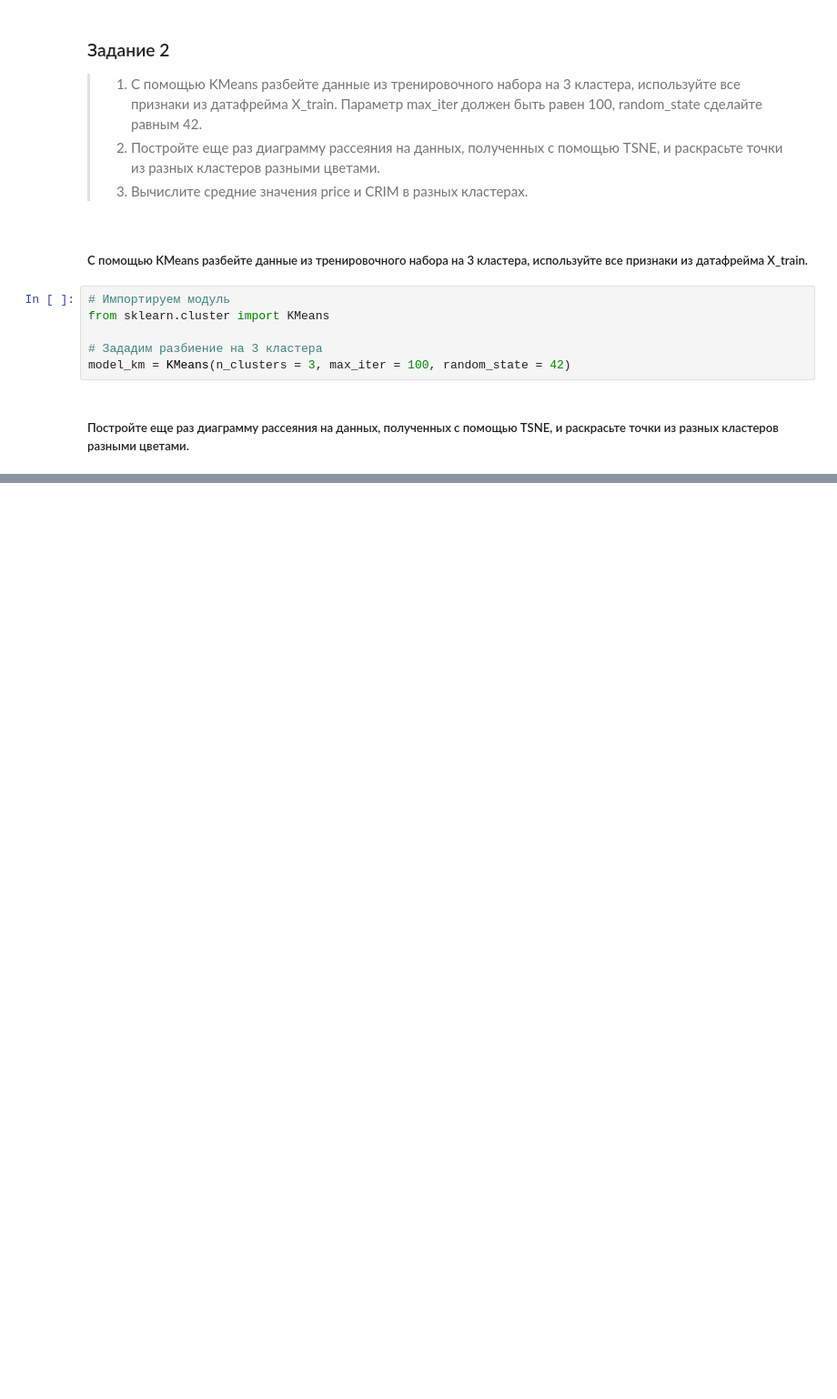
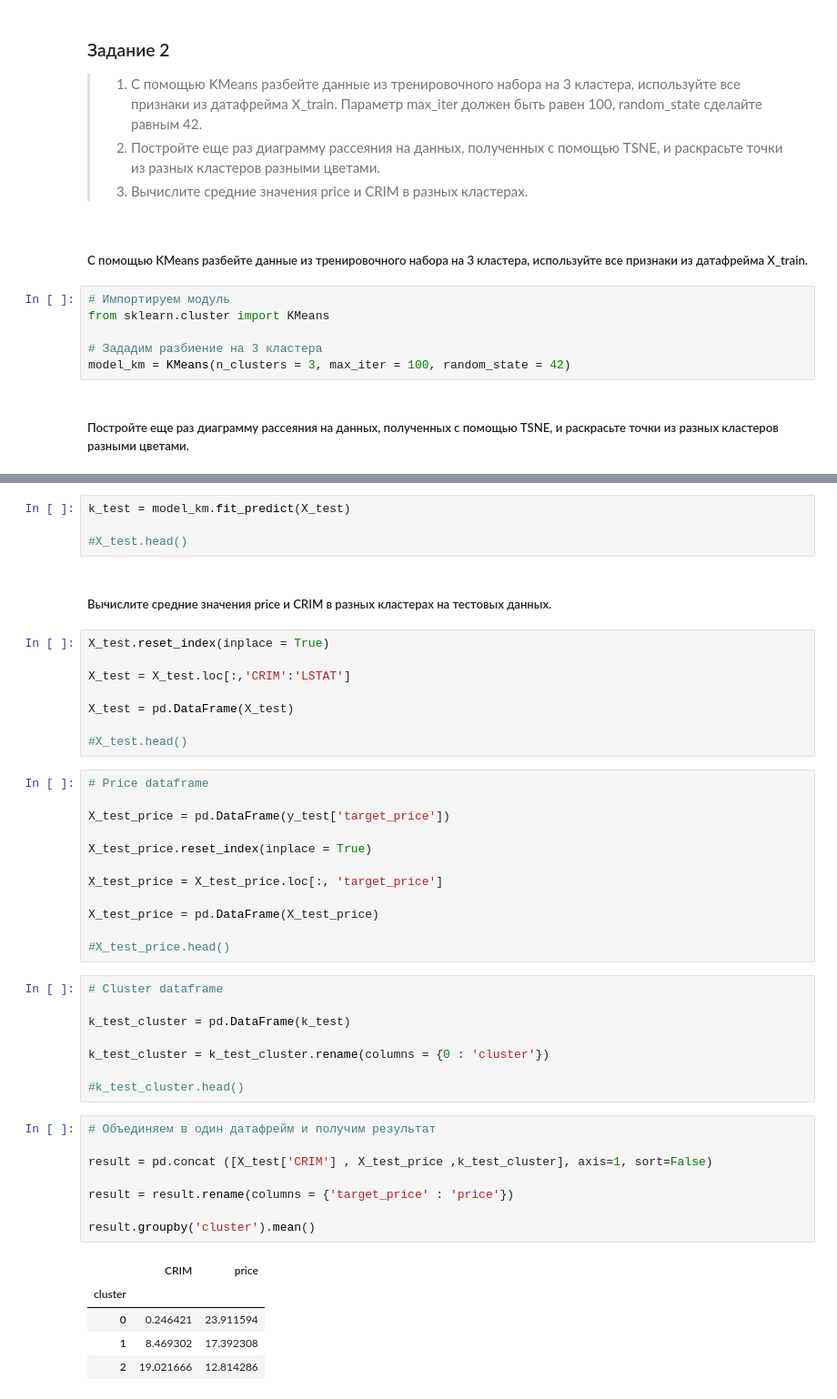
Before and after one commit to LuckyDima/Geekbrains_DB_0607, a Jupyter notebook: Data Science/Lesson8/Lesson8.ipynb, the cells around one changed output, grey strips where cells are left out. Shown: that part at 91% size. Cells and saved outputs as stored; diff of their text form; blank space fills up the shorter version.

```diff
--- a/Data Science/Lesson8/Lesson8.ipynb
+++ b/Data Science/Lesson8/Lesson8.ipynb
@@ -159,0 +139,48 @@ plt.scatter(centers[:,0], centers[:,1], centers[:,1],  c = 'red', marker = 's');
+# %%
+k_test = model_km.fit_predict(X_test)
+
+#X_test.head()
+# %% [markdown]
+##### Вычислите средние значения price и CRIM в разных кластерах на тестовых данных.
+# %%
+X_test.reset_index(inplace = True)
+
+X_test = X_test.loc[:,'CRIM':'LSTAT']
+
+X_test = pd.DataFrame(X_test)
+
+#X_test.head()
+# %%
+# Price dataframe
+
+X_test_price = pd.DataFrame(y_test['target_price'])
+
+X_test_price.reset_index(inplace = True)
+
+X_test_price = X_test_price.loc[:, 'target_price']
+
+X_test_price = pd.DataFrame(X_test_price)
+
+#X_test_price.head()
+# %%
+# Cluster dataframe
+
+k_test_cluster = pd.DataFrame(k_test)
+
+k_test_cluster = k_test_cluster.rename(columns = {0 : 'cluster'})
+
+#k_test_cluster.head()
+# %%
+# Объединяем в один датафрейм и получим результат
+
+result = pd.concat ([X_test['CRIM'] , X_test_price ,k_test_cluster], axis=1, sort=False)
+
+result = result.rename(columns = {'target_price' : 'price'})
+
+result.groupby('cluster').mean()
+# %% [output]
+|  | CRIM | price |
+| cluster |  |  |
+| 0 | 0.246421 | 23.911594 |
+| 1 | 8.469302 | 17.392308 |
+| 2 | 19.021666 | 12.814286 |
```
Also changed, not shown: parts of 6 cells of this notebook.
